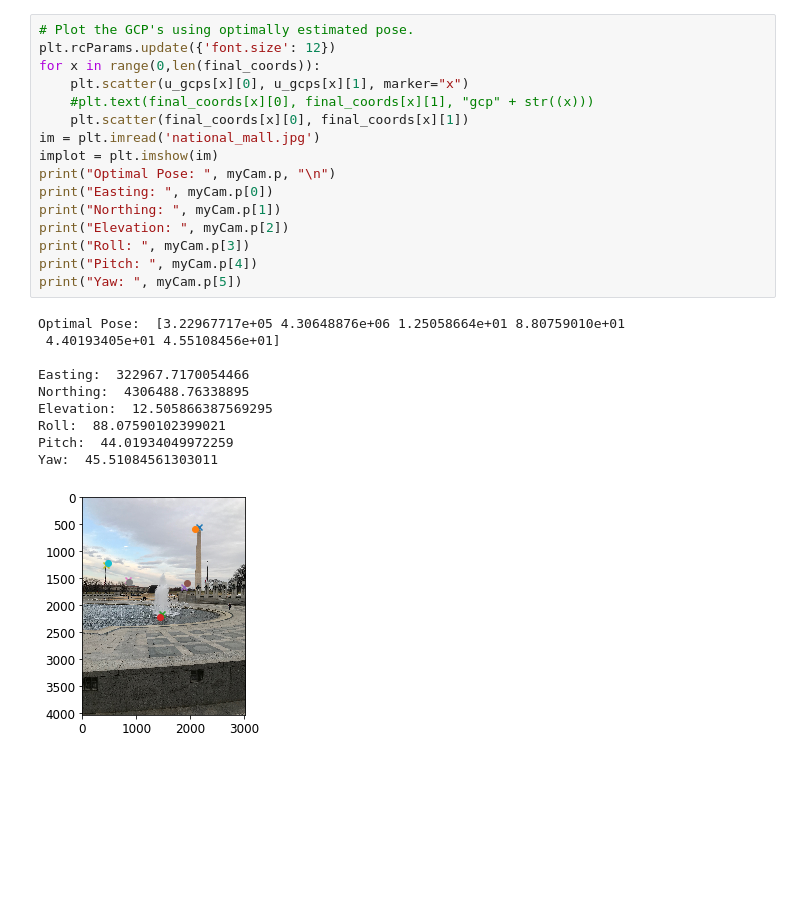
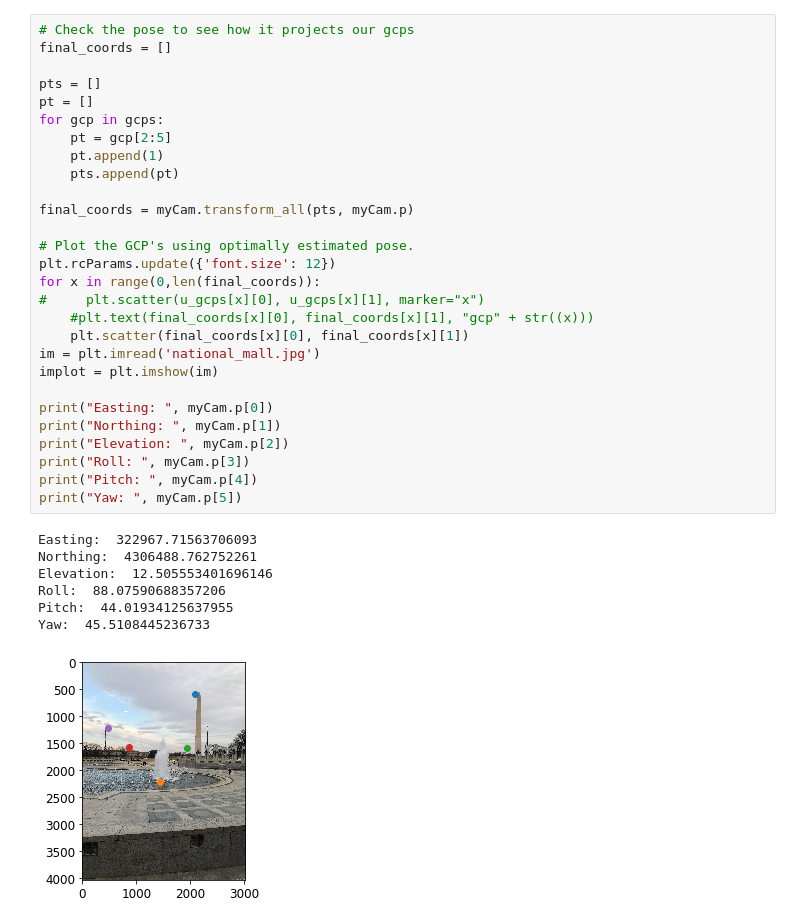
Before and after one commit to UMT-Computer-Vision-Spring-2019/project_1, a Jupyter notebook: main.ipynb, the cells around one changed output. Drawn from its saved outputs; the diff is of its cells as text; blank space fills up the shorter version.

```diff
--- a/main.ipynb
+++ b/main.ipynb
@@ -173,27 +141,36 @@ final_coords = f(pts, myCam.p)
 # %%
+# Check the pose to see how it projects our gcps
+final_coords = []
+
+pts = []
+pt = []
+for gcp in gcps:
+    pt = gcp[2:5]
+    pt.append(1)
+    pts.append(pt)
+
+final_coords = myCam.transform_all(pts, myCam.p)
+
 # Plot the GCP's using optimally estimated pose.
 plt.rcParams.update({'font.size': 12})
 for x in range(0,len(final_coords)):
-    plt.scatter(u_gcps[x][0], u_gcps[x][1], marker="x")
+#     plt.scatter(u_gcps[x][0], u_gcps[x][1], marker="x")
     #plt.text(final_coords[x][0], final_coords[x][1], "gcp" + str((x)))
     plt.scatter(final_coords[x][0], final_coords[x][1])
 im = plt.imread('national_mall.jpg')
 implot = plt.imshow(im)
-print("Optimal Pose: ", myCam.p, "\n")
+
 print("Easting: ", myCam.p[0])
 print("Northing: ", myCam.p[1])
 print("Elevation: ", myCam.p[2])
 print("Roll: ", myCam.p[3])
 print("Pitch: ", myCam.p[4])
 print("Yaw: ", myCam.p[5])
 # %% [output]
-Optimal Pose:  [3.22967717e+05 4.30648876e+06 1.25058664e+01 8.80759010e+01
- 4.40193405e+01 4.55108456e+01]
-
-Easting:  322967.7170054466
-Northing:  4306488.76338895
-Elevation:  12.505866387569295
-Roll:  88.07590102399021
-Pitch:  44.01934049972259
-Yaw:  45.51084561303011
+Easting:  322967.71563706093
+Northing:  4306488.762752261
+Elevation:  12.505553401696146
+Roll:  88.07590688357206
+Pitch:  44.01934125637955
+Yaw:  45.5108445236733
-[figure, old version]
+[figure, new version]
```
Also changed, not shown: parts of 2 cells of this notebook.
